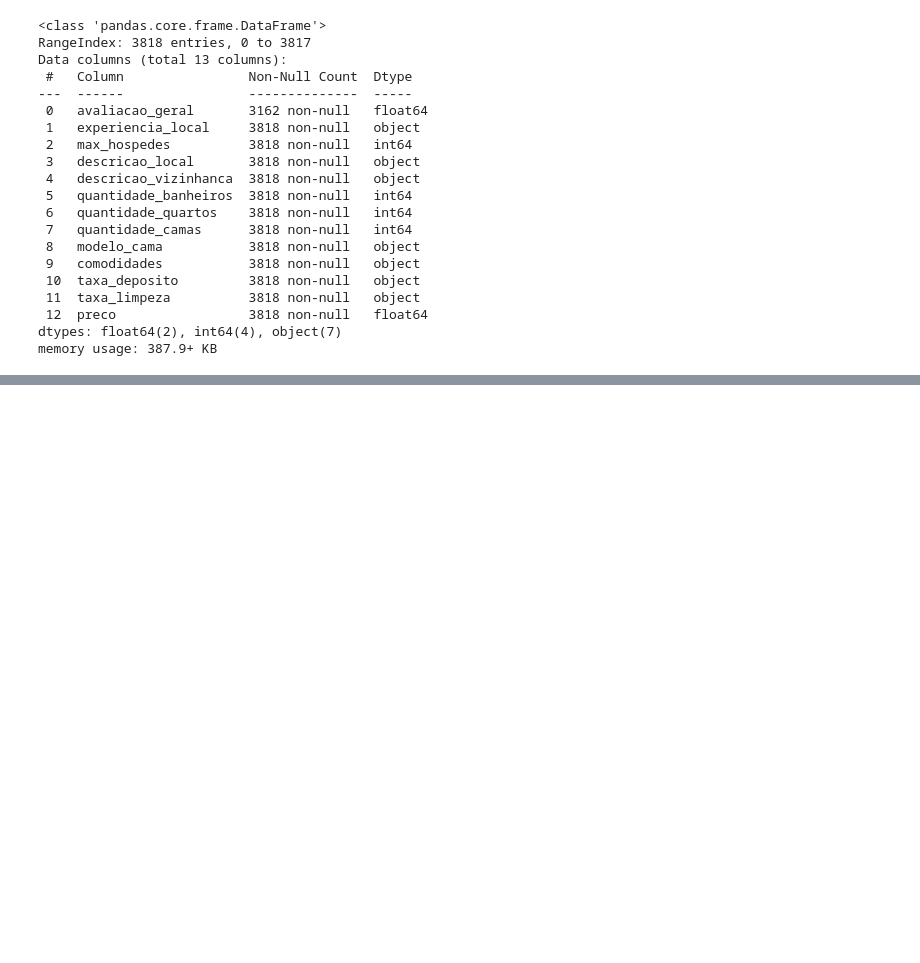
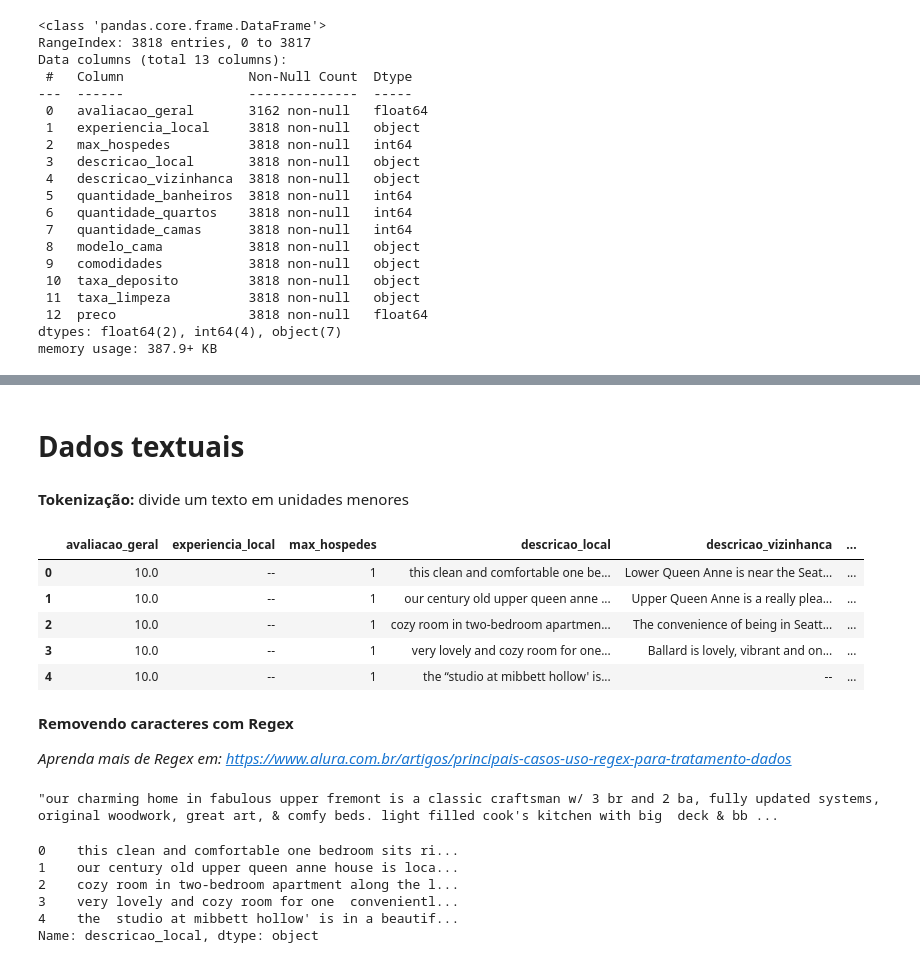
Before and after one commit to felipebocajr/Python-para-dados, a Jupyter notebook: pandas/transformação e manipulação de dados/pandas.ipynb, the cells around one changed output, grey strips where cells are left out. Saved outputs shown, nothing was run; the diff lists cells and outputs as text; code cells hidden in the pictures; blank space fills up the shorter version.

```diff
--- a/pandas/transformação e manipulação de dados/pandas.ipynb
+++ b/pandas/transformação e manipulação de dados/pandas.ipynb
@@ -246,3 +246,9 @@ Data columns (total 13 columns):
  12  preco                 3818 non-null   float64
 dtypes: float64(2), int64(4), object(7)
 memory usage: 387.9+ KB
+# %%
+#remove todos os caracteres, vírgulas e espaços da coluna 'taxa_deposito' e 'taxa'limpeza'
+dados[['taxa_deposito', 'taxa_limpeza']] = dados[['taxa_deposito', 'taxa_limpeza']].applymap(lambda x: x.replace('$', '').replace(',', '').strip())
+# %%
+#agora podemos converter os dados para o tipo 'float64'
+dados[['taxa_deposito', 'taxa_limpeza']] =  dados[['taxa_deposito', 'taxa_limpeza']].astype(np.float64)
@@ -248,0 +414,25 @@ memory usage: 387.9+ KB
+# %% [markdown]
+# Dados textuais
+# %% [markdown]
+**Tokenização:** divide um texto em unidades menores
+# %%
+# imprime os dados da coluna 'descricao_local' em formato de string, e diminui as letras maísculas
+dados['descricao_local'] = dados['descricao_local'].str.lower()
+# %%
+dados.head()
+# %% [output]
+|  | avaliacao_geral | experiencia_local | max_hospedes | descricao_local | descricao_vizinhanca | ... |
+| 0 | 10.0 | -- | 1 | this clean and comfortable one be... | Lower Queen Anne is near the Seat... | ... |
+| 1 | 10.0 | -- | 1 | our century old upper queen anne ... | Upper Queen Anne is a really plea... | ... |
+| 2 | 10.0 | -- | 1 | cozy room in two-bedroom apartmen... | The convenience of being in Seatt... | ... |
+| 3 | 10.0 | -- | 1 | very lovely and cozy room for one... | Ballard is lovely, vibrant and on... | ... |
+| 4 | 10.0 | -- | 1 | the “studio at mibbett hollow' is... | -- | ... |
+# %% [markdown]
+**Removendo caracteres com Regex**
+
+*Aprenda mais de Regex em: https://www.alura.com.br/artigos/principais-casos-uso-regex-para-tratamento-dados*
+# %%
+#seleciona a linha 3110 da coluna 'descricao_local'
+dados['descricao_local'][3110]
+# %% [output]
+"our charming home in fabulous upper fremont is a classic craftsman w/ 3 br and 2 ba, fully updated systems, original woodwork, great art, & comfy beds. light filled cook's kitchen with big  deck & bb ...
@@ -248,0 +445,9 @@ memory usage: 387.9+ KB
+# %%
+dados['descricao_local'].head()
+# %% [output]
+0    this clean and comfortable one bedroom sits ri...
+1    our century old upper queen anne house is loca...
+2    cozy room in two-bedroom apartment along the l...
+3    very lovely and cozy room for one  convenientl...
+4    the  studio at mibbett hollow' is in a beautif...
+Name: descricao_local, dtype: object
```
Also changed, not shown: parts of 64 cells of this notebook.
